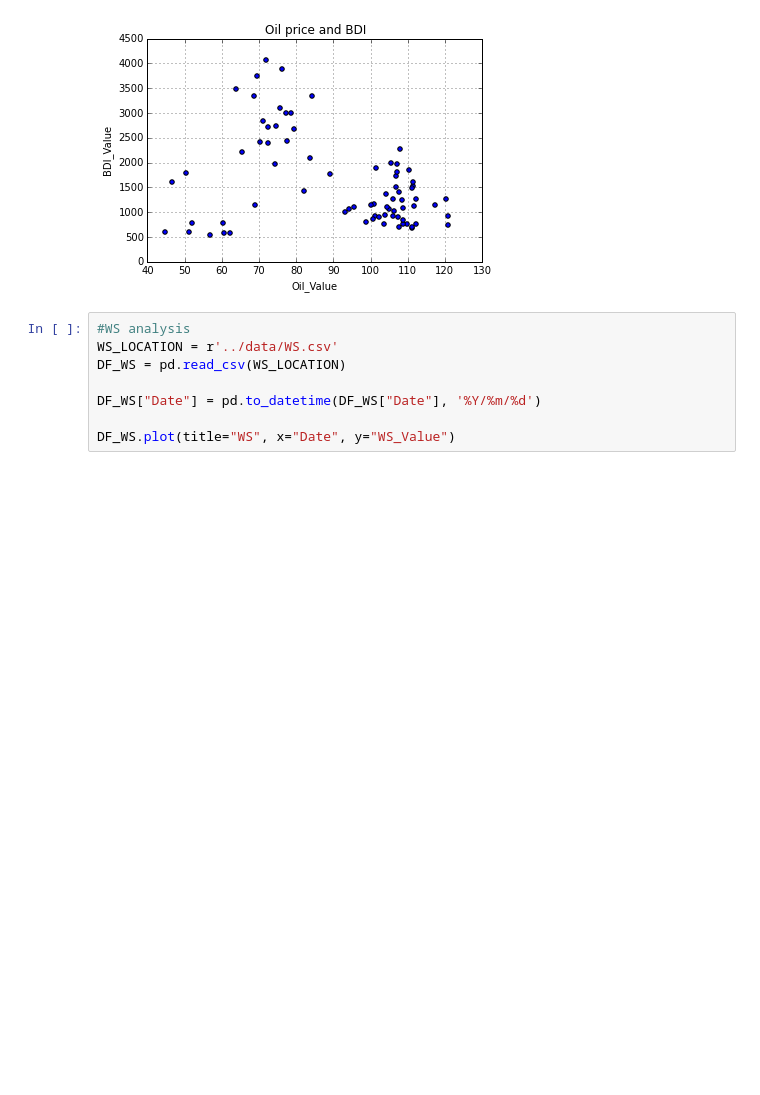
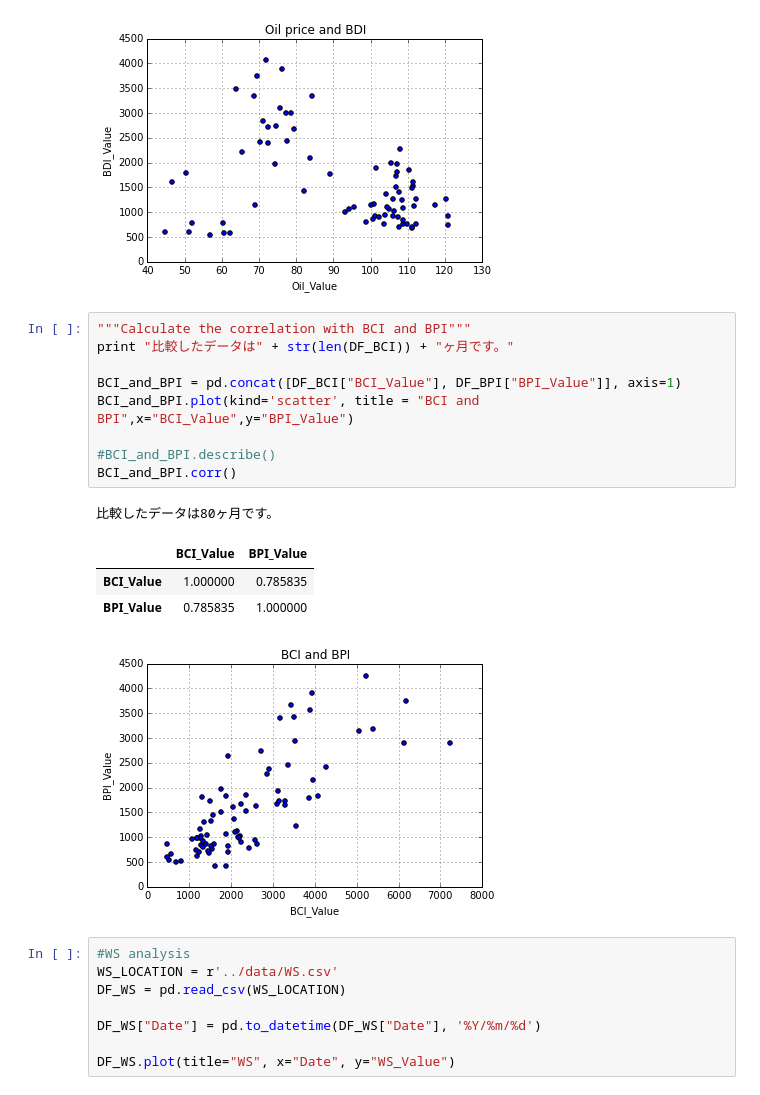
Before and after one commit to kulpa/Portfolio, a Jupyter notebook: code/data_analysis/Correlation_Regression_Analysis.ipynb, the cells around one changed output. Cells and saved outputs as stored; diff of their text form; blank space fills up the shorter version.

```diff
--- a/code/data_analysis/Correlation_Regression_Analysis.ipynb
+++ b/code/data_analysis/Correlation_Regression_Analysis.ipynb
@@ -80,6 +91,21 @@ Oil_and_BDI.corr()
 | Oil_Value | 1.000000 | -0.345627 |
 | BDI_Value | -0.345627 | 1.000000 |
 [figure]
+# %%
+"""Calculate the correlation with BCI and BPI"""
+print "比較したデータは" + str(len(DF_BCI)) + "ヶ月です。"
+
+BCI_and_BPI = pd.concat([DF_BCI["BCI_Value"], DF_BPI["BPI_Value"]], axis=1)
+BCI_and_BPI.plot(kind='scatter', title = "BCI and BPI",x="BCI_Value",y="BPI_Value")
+
+#BCI_and_BPI.describe()
+BCI_and_BPI.corr()
+# %% [output]
+比較したデータは80ヶ月です。
+|  | BCI_Value | BPI_Value |
+| BCI_Value | 1.000000 | 0.785835 |
+| BPI_Value | 0.785835 | 1.000000 |
+[figure, added]
 # %%
 #WS analysis
 WS_LOCATION = r'../data/WS.csv'
```
Also changed, not shown: parts of 2 cells of this notebook, 36 other files.
